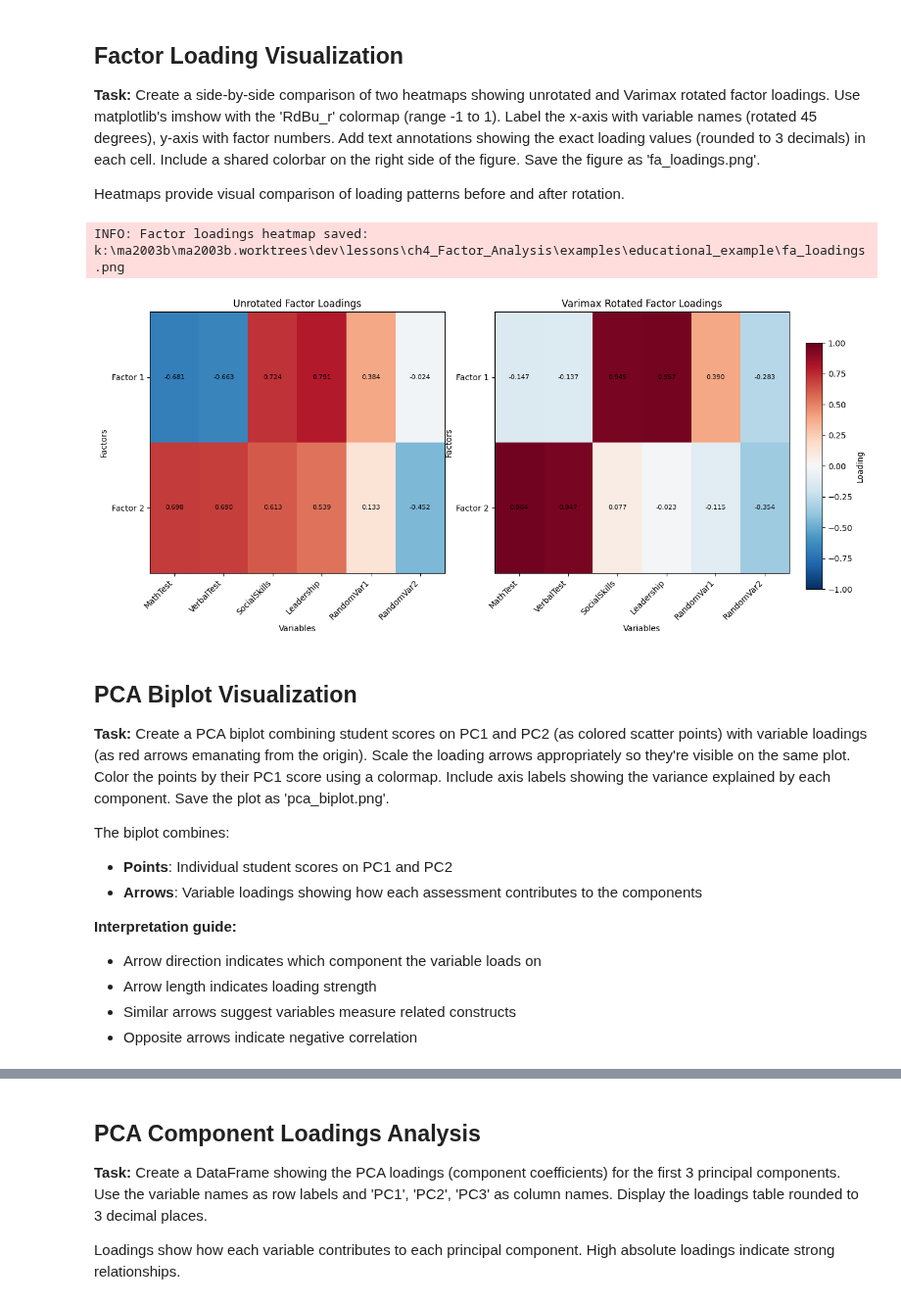
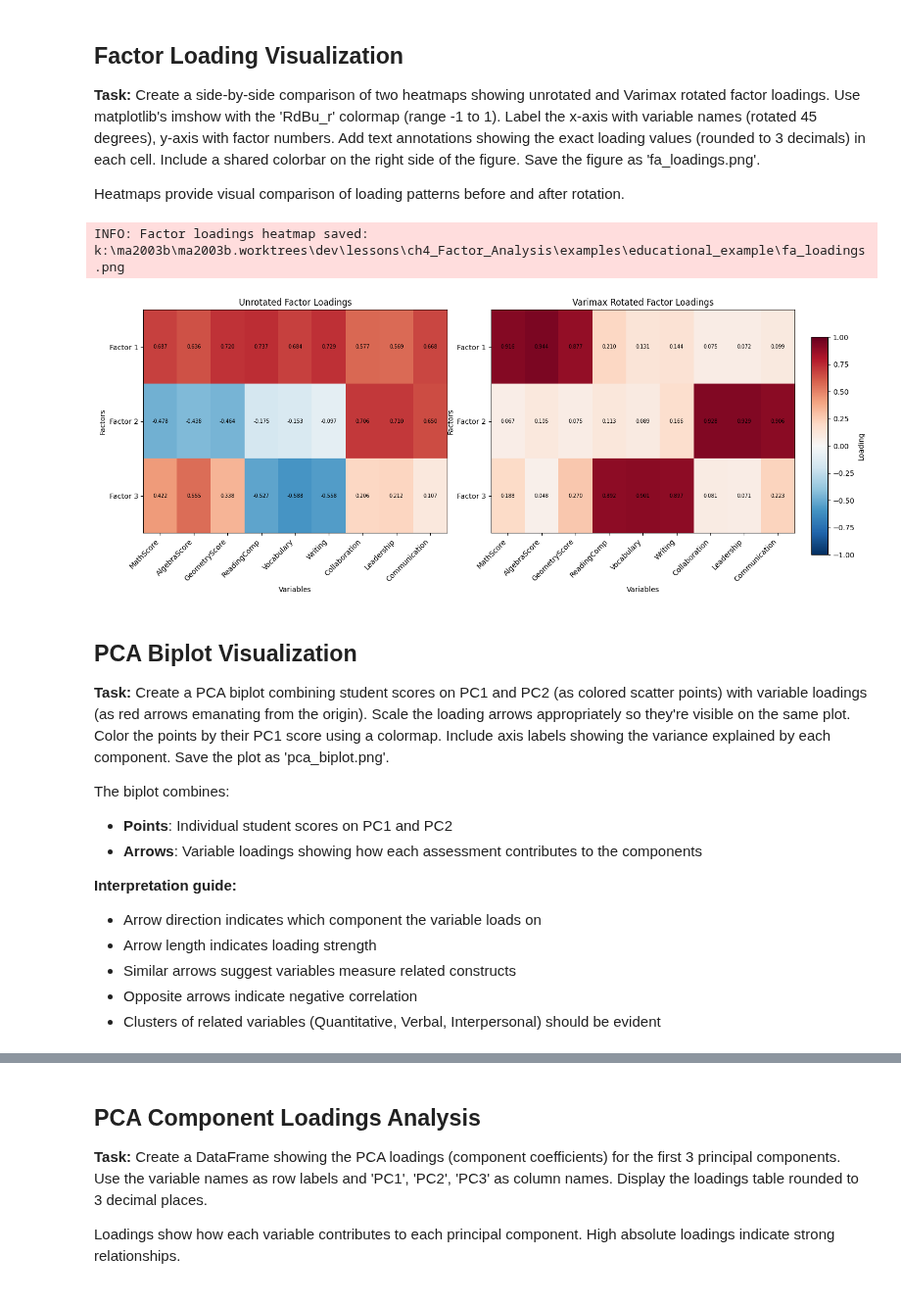
Before and after one commit to julihocc/tec-ma2003b-lessons, a Jupyter notebook: ch4_Factor_Analysis/examples/educational_example/educational_analysis.ipynb, the cells around one changed output, grey strips where cells are left out. Shown at 98% size. Saved outputs shown, nothing was run; the diff lists cells and outputs as text; code cells hidden in the pictures.

```diff
--- a/ch4_Factor_Analysis/examples/educational_example/educational_analysis.ipynb
+++ b/ch4_Factor_Analysis/examples/educational_example/educational_analysis.ipynb
@@ -167,7 +170,7 @@ We'll extract factors using Principal Axis Factoring (PAF), which:
 - Distinguishes between common and unique variance
 # %%
 # Determine number of factors to extract
-n_factors = 2  # Based on theoretical expectation of cognitive + social factors
+n_factors = 3  # Based on theoretical expectation of quantitative, verbal, and interpersonal factors
 
 fa_unrotated = FactorAnalyzer(n_factors=n_factors, rotation=None, method="principal")
 fa_unrotated.fit(X_standardized)
@@ -400,7 +428,7 @@ INFO: Eigenvalue comparison saved: k:\ma2003b\ma2003b.worktrees\dev\lessons\ch4_
 
 Heatmaps provide visual comparison of loading patterns before and after rotation.
 # %%
-fig, (ax1, ax2) = plt.subplots(1, 2, figsize=(14, 6))
+fig, (ax1, ax2) = plt.subplots(1, 2, figsize=(16, 6))
 
 # Unrotated loadings heatmap using matplotlib imshow
 im1 = ax1.imshow(
@@ -428,7 +456,7 @@ for i in range(n_factors):
             ha="center",
             va="center",
             color="black",
-            fontsize=8,
+            fontsize=7,
         )
 
 # Rotated loadings heatmap using matplotlib imshow
@@ -445,35 +473,35 @@ ax2.set_ylabel("Factors")
 ax2.set_xticks(range(len(variable_names)))
 ax2.set_xticklabels(variable_names, rotation=45, ha="right")
 ax2.set_yticks(range(n_factors))
 ax2.set_yticklabels([f"Factor {i + 1}" for i in range(n_factors)])
 
 # Add annotations
 for i in range(n_factors):
     for j in range(len(variable_names)):
         text = ax2.text(
             j,
             i,
             f"{loadings_rotated[j, i]:.3f}",
             ha="center",
             va="center",
             color="black",
-            fontsize=8,
+            fontsize=7,
         )
 
 # Adjust layout and add colorbar to the right
 plt.tight_layout()
 fig.subplots_adjust(right=0.85)  # Make room for colorbar
 cbar_ax = fig.add_axes([0.87, 0.15, 0.02, 0.7])  # Position for colorbar
 cbar = fig.colorbar(im1, cax=cbar_ax)
 cbar.set_label("Loading")
 
 loadings_path = script_dir / "fa_loadings.png"
 plt.savefig(loadings_path, dpi=150, bbox_inches="tight")
 logger.info(f"Factor loadings heatmap saved: {loadings_path}")
 plt.show()
 # %% [output]
 INFO: Factor loadings heatmap saved: k:\ma2003b\ma2003b.worktrees\dev\lessons\ch4_Factor_Analysis\examples\educational_example\fa_loadings.png
-[figure, old version]
+[figure, new version]
 # %% [markdown]
 ## PCA Biplot Visualization
 
@@ -488,6 +516,7 @@ The biplot combines:
 - Arrow length indicates loading strength
 - Similar arrows suggest variables measure related constructs
 - Opposite arrows indicate negative correlation
+- Clusters of related variables (Quantitative, Verbal, Interpersonal) should be evident
 # %%
 fig, ax = plt.subplots(figsize=(10, 7))
 
```
Also changed, not shown: parts of 23 cells of this notebook, 4 other files.
